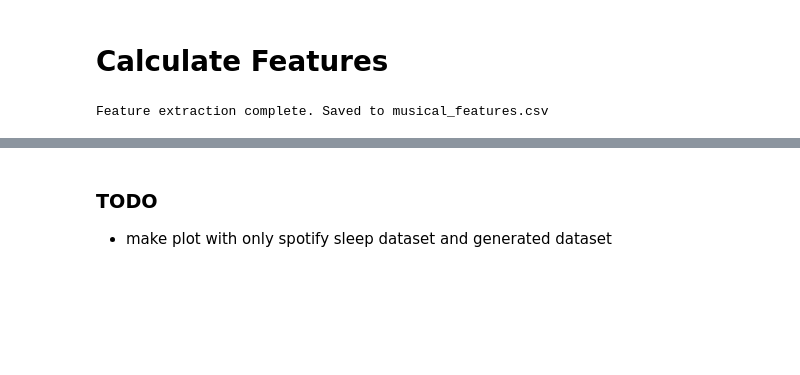
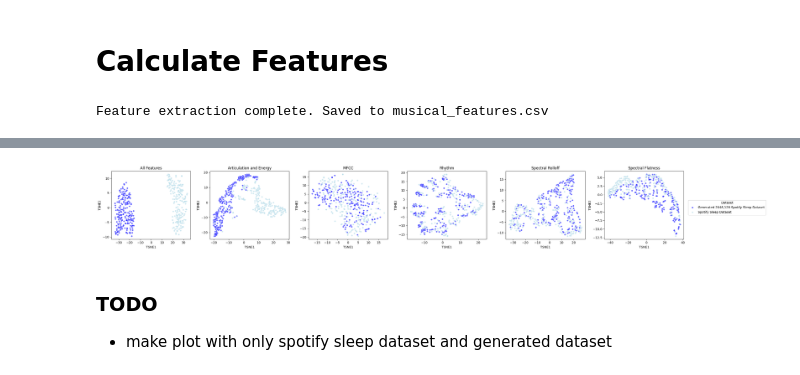
Before and after one commit to BrainTwin/audio-diffusion, a Jupyter notebook: notebooks/feature_analysis.ipynb, the cells around one changed output, grey strips where cells are left out. Saved outputs shown, nothing was run; the diff lists cells and outputs as text; code cells hidden in the pictures; blank space fills up the shorter version.

```diff
--- a/notebooks/feature_analysis.ipynb
+++ b/notebooks/feature_analysis.ipynb
@@ -343,3 +321,97 @@ plt.show()
+# %%
+import pandas as pd
+import numpy as np
+import matplotlib.pyplot as plt
+from sklearn.manifold import TSNE
+import seaborn as sns
+
+labels_to_keep = ['Spotify Sleep Dataset', 'Generated 2048,128 Spotify Sleep Dataset']
+filtered_df = df_n[df_n['label'].isin(labels_to_keep)]
+
+# Define feature groups according to the paper
+articulation_energy_features = ['asr', 'rms_mean', 'rms_var', 'rms_std']
+mfcc_features = [f'mfcc{i}_mean' for i in range(1, 21)]
+rhythm_features = ['oenv_mean', 'oenv_var', 'oenv_std', 'tempo']
+spectral_rolloff_features = ['rolloff_mean', 'rolloff_var', 'rolloff_std']
+spectral_flatness_features = ['flatness_mean', 'flatness_var', 'flatness_std']
+
+# Grouping for visualization
+feature_groups = {
+    'All Features': filtered_df.columns[1:-1].tolist(),
+    'Articulation and Energy': articulation_energy_features,
+    'MFCC': mfcc_features,
+    'Rhythm': rhythm_features,
+    'Spectral Rolloff': spectral_rolloff_features,
+    'Spectral Flatness': spectral_flatness_features
+}
+
+# Manually specify a color palette for the highlighted labels
+highlight_labels = {
+    'Spotify Sleep Dataset': 'lightblue',
+    'Generated 2048,128 Spotify Sleep Dataset': 'blue',
+}
+
+
+
+
+# Generate a palette for the remaining labels
+unique_labels = filtered_df['label'].unique()
+palette = sns.color_palette("tab10", len(unique_labels))
+palette_dict = {label: palette[i] for i, label in enumerate(unique_labels)}
+
+# Function to plot t-SNE on a given axis
+def plot_tsne(ax, features, title):
+    X = filtered_df[features].values
+    y = filtered_df['label'].values
+    tsne = TSNE(n_components=2, random_state=42)
+    X_tsne = tsne.fit_transform(X)
+
+    tsne_df = pd.DataFrame(X_tsne, columns=['TSNE1', 'TSNE2'])
+    tsne_df['label'] = y
+
+    # Plot the labels
+    for label in np.unique(y):
+        if label in highlight_labels:
+            color = highlight_labels[label]
+            size = 25  # Larger points for highlighted labels
+            alpha = 0.6  # Bold colors
+            marker = 'o'
+        else:
+            color = palette_dict[label]
+            size = 15  # Smaller points for other labels
+            alpha = 0.5  # Washed out color
+            marker = '^'
+
+        sns.scatterplot(
+            x='TSNE1', y='TSNE2',
+            data=tsne_df[tsne_df['label'] == label],
+            color=color,
+            s=size,
+            alpha=alpha,
+            marker=marker,
+            ax=ax,
+            label=label
+        )
+
+    ax.set_title(title)
+    ax.legend_.remove()  # Remove individual legends
+
+# Create subplots
+fig, axs = plt.subplots(1, len(feature_groups), figsize=(28, 4), sharex=False, sharey=False)
+
+# Plot each t-SNE
+for ax, (name, features) in zip(axs, feature_groups.items()):
+    plot_tsne(ax, features, f'{name}')
+
+# Create a single legend directly to the right of the plots
+handles, labels = axs[0].get_legend_handles_labels()
+fig.legend(handles, labels, loc='center left', title='Dataset', bbox_to_anchor=(0.95, 0.5), borderaxespad=0.)
+
+plt.tight_layout(rect=[0, 0, 0.95, 1])  # Adjust the layout to make space for the legend
+plt.savefig('images/musical_feature_analysis.png', dpi=300, bbox_inches='tight')
+plt.show()
+# %% [output]
+[figure, added]
 # %% [markdown]
 ### TODO
 
```
Also changed, not shown: parts of 19 cells of this notebook.
